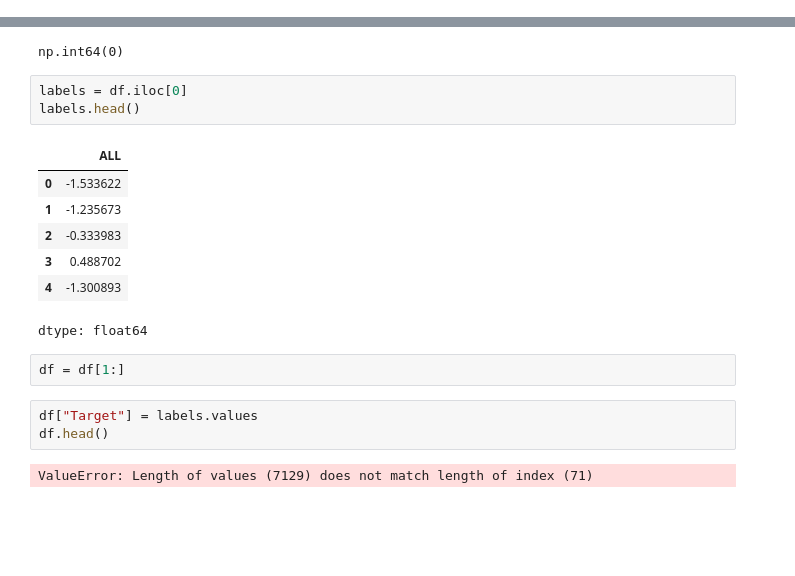
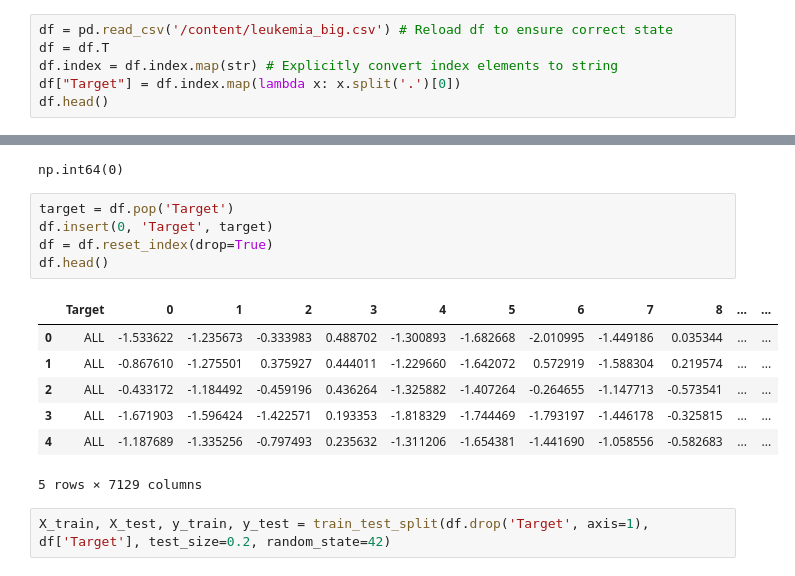
Before and after one commit to Arif118/Leukemia-Classification-from-Gene-Expression-, a Jupyter notebook: Leukemia_Classification.ipynb, the cells around one changed output, grey strips where cells are left out. Cells and saved outputs as stored; diff of their text form; blank space fills up the shorter version.

```diff
--- a/Leukemia_Classification.ipynb
+++ b/Leukemia_Classification.ipynb
@@ -46,0 +35,6 @@ df.head(5)
+# %%
+df = pd.read_csv('/content/leukemia_big.csv') # Reload df to ensure correct state
+df = df.T
+df.index = df.index.map(str) # Explicitly convert index elements to string
+df["Target"] = df.index.map(lambda x: x.split('.')[0])
+df.head()
@@ -52,21 +54,18 @@ df.head(5)
 df.duplicated().sum()
 # %% [output]
 np.int64(0)
-# %%
-labels = df.iloc[0]
-labels.head()
-# %% [output]
-|  | ALL |
-| 0 | -1.533622 |
-| 1 | -1.235673 |
-| 2 | -0.333983 |
-| 3 | 0.488702 |
-| 4 | -1.300893 |
-dtype: float64
-# %%
-df = df[1:]
-# %%
-df["Target"] = labels.values
-df.head()
-# %% [output]
-ValueError: Length of values (7129) does not match length of index (71)
+# %%
+target = df.pop('Target')
+df.insert(0, 'Target', target)
+df = df.reset_index(drop=True)
+df.head()
+# %% [output]
+|  | Target | 0 | 1 | 2 | 3 | 4 | 5 | 6 | 7 | 8 | ... | ... |
+| 0 | ALL | -1.533622 | -1.235673 | -0.333983 | 0.488702 | -1.300893 | -1.682668 | -2.010995 | -1.449186 | 0.035344 | ... | ... |
+| 1 | ALL | -0.867610 | -1.275501 | 0.375927 | 0.444011 | -1.229660 | -1.642072 | 0.572919 | -1.588304 | 0.219574 | ... | ... |
+| 2 | ALL | -0.433172 | -1.184492 | -0.459196 | 0.436264 | -1.325882 | -1.407264 | -0.264655 | -1.147713 | -0.573541 | ... | ... |
+| 3 | ALL | -1.671903 | -1.596424 | -1.422571 | 0.193353 | -1.818329 | -1.744469 | -1.793197 | -1.446178 | -0.325815 | ... | ... |
+| 4 | ALL | -1.187689 | -1.335256 | -0.797493 | 0.235632 | -1.311206 | -1.654381 | -1.441690 | -1.058556 | -0.582683 | ... | ... |
+5 rows × 7129 columns
+# %%
+X_train, X_test, y_train, y_test = train_test_split(df.drop('Target', axis=1), df['Target'], test_size=0.2, random_state=42)
```
Also changed, not shown: parts of 10 cells of this notebook.
